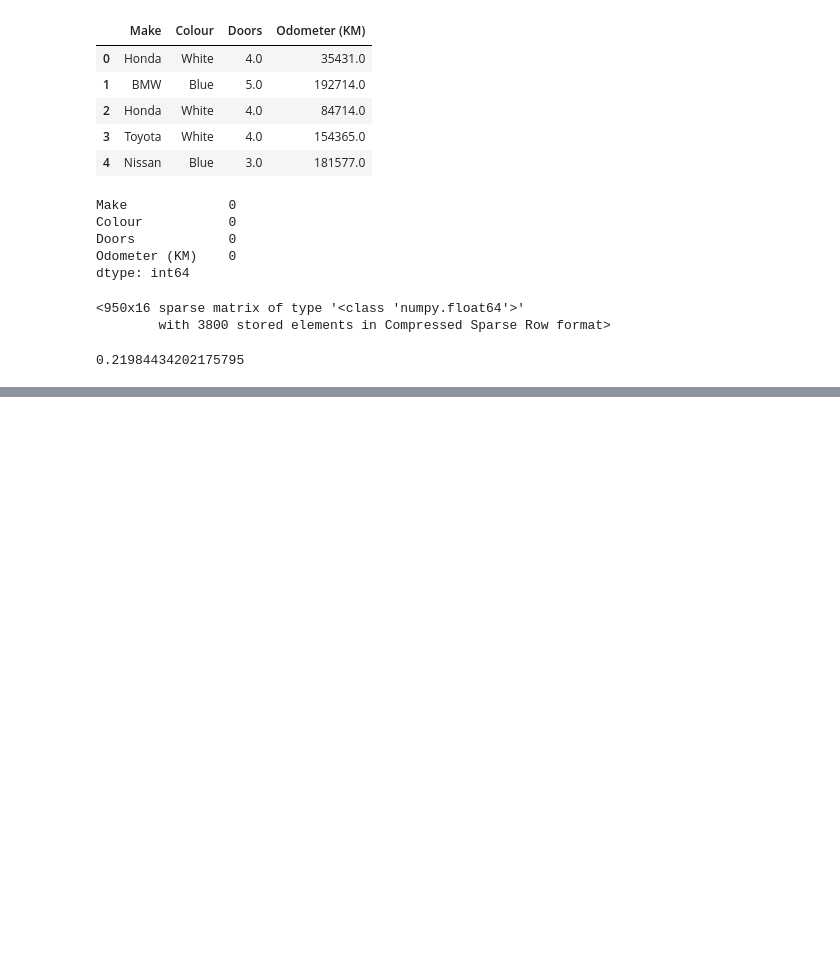
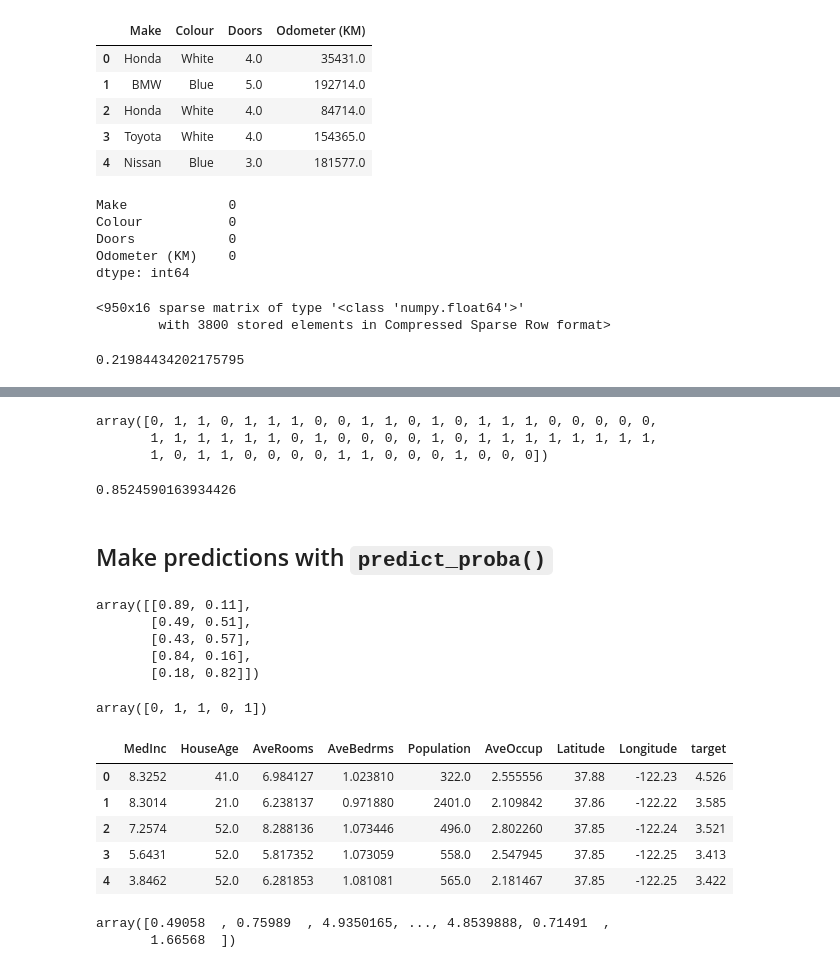
Before and after one commit to isoteriksoftware/psyche, a Jupyter notebook: scikit.ipynb, the cells around one changed output, grey strips where cells are left out. Saved outputs shown, nothing was run; the diff lists cells and outputs as text; code cells hidden in the pictures; blank space fills up the shorter version.

```diff
--- a/scikit.ipynb
+++ b/scikit.ipynb
@@ -438,0 +638,53 @@ model.score(X_test, y_test)
+# %%
+# Make prediction
+y_preds = model.predict(X_test)
+y_preds
+# %% [output]
+array([0, 1, 1, 0, 1, 1, 1, 0, 0, 1, 1, 0, 1, 0, 1, 1, 1, 0, 0, 0, 0, 0,
+       1, 1, 1, 1, 1, 1, 0, 1, 0, 0, 0, 0, 1, 0, 1, 1, 1, 1, 1, 1, 1, 1,
+       1, 0, 1, 1, 0, 0, 0, 0, 1, 1, 0, 0, 0, 1, 0, 0, 0])
+# %%
+np.mean(y_preds == y_test)
+# %% [output]
+0.8524590163934426
+# %% [markdown]
+## Make predictions with `predict_proba()`
+# %%
+model.predict_proba(X_test[:5])
+# %% [output]
+array([[0.89, 0.11],
+       [0.49, 0.51],
+       [0.43, 0.57],
+       [0.84, 0.16],
+       [0.18, 0.82]])
+# %%
+model.predict(X_test[:5])
+# %% [output]
+array([0, 1, 1, 0, 1])
+# %%
+housing_df.head()
+# %% [output]
+|  | MedInc | HouseAge | AveRooms | AveBedrms | Population | AveOccup | Latitude | Longitude | target |
+| 0 | 8.3252 | 41.0 | 6.984127 | 1.023810 | 322.0 | 2.555556 | 37.88 | -122.23 | 4.526 |
+| 1 | 8.3014 | 21.0 | 6.238137 | 0.971880 | 2401.0 | 2.109842 | 37.86 | -122.22 | 3.585 |
+| 2 | 7.2574 | 52.0 | 8.288136 | 1.073446 | 496.0 | 2.802260 | 37.85 | -122.24 | 3.521 |
+| 3 | 5.6431 | 52.0 | 5.817352 | 1.073059 | 558.0 | 2.547945 | 37.85 | -122.25 | 3.413 |
+| 4 | 3.8462 | 52.0 | 6.281853 | 1.081081 | 565.0 | 2.181467 | 37.85 | -122.25 | 3.422 |
+# %%
+from sklearn.ensemble import RandomForestRegressor
+
+np.random.seed(42)
+
+X = housing_df.drop("target", axis=1)
+y = housing_df["target"]
+
+X_train, X_test, y_train, y_test = train_test_split(X, y, test_size=0.2)
+
+model = RandomForestRegressor()
+model.fit(X_train, y_train)
+
+y_preds = model.predict(X_test)
+y_preds
+# %% [output]
+array([0.49058  , 0.75989  , 4.9350165, ..., 4.8539888, 0.71491  ,
+       1.66568  ])
```
Also changed, not shown: parts of 34 cells of this notebook.
